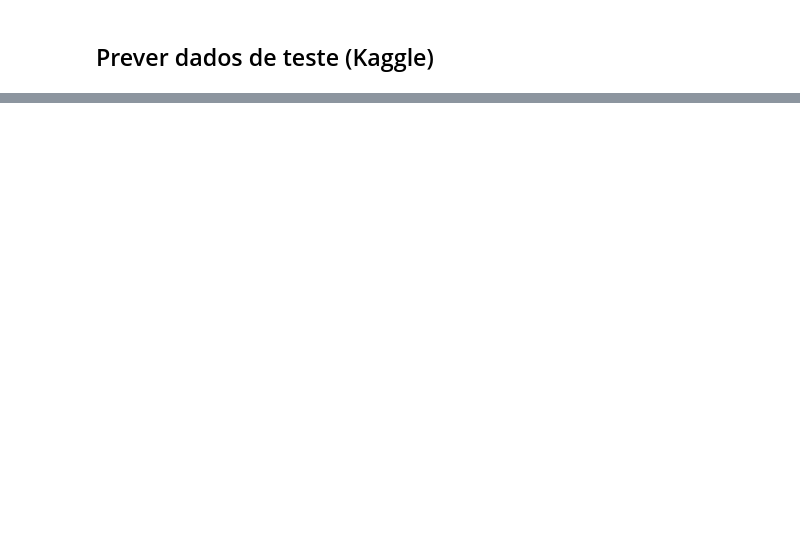
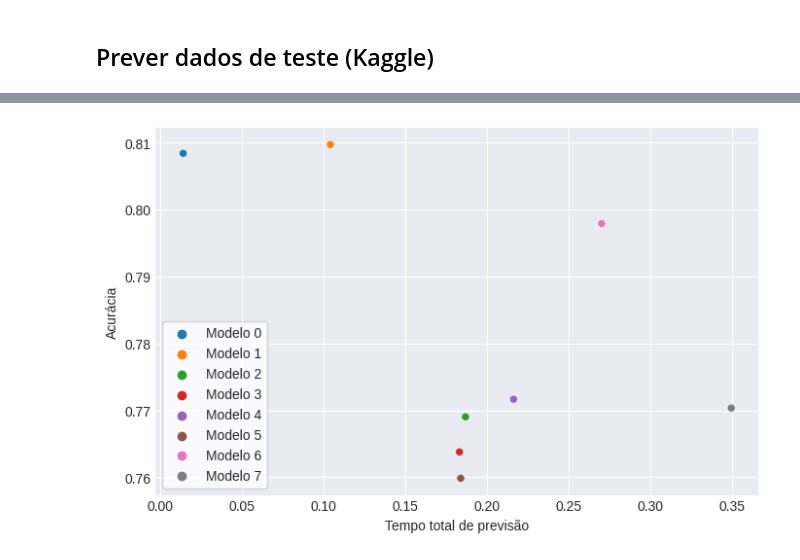
Before and after one commit to flohmannjr/tensorflow_curso, a Jupyter notebook: TensorFlow_NLP_RNN.ipynb, the cells around one changed output, grey strips where cells are left out. Saved outputs shown, nothing was run; the diff lists cells and outputs as text; code cells hidden in the pictures; blank space fills up the shorter version.

Commit message:
Add troca velocidade/pontuação

```diff
--- a/TensorFlow_NLP_RNN.ipynb
+++ b/TensorFlow_NLP_RNN.ipynb
@@ -915,0 +900,13 @@ previsao_teste.sort_values("Modelo 1", ascending=False)
+# %%
+def cronometro(modelo):
+    inicio = time.perf_counter()
+    modelo.predict(X_test)
+    fim = time.perf_counter()
+
+    return fim - inicio
+# %%
+colunas = ('Modelo', 'Acurácia', 'Tempo total de previsão')
+troca = pd.DataFrame(columns=colunas)
+
+for indice, modelo in enumerate(modelos):
+    troca = pd.concat([troca, pd.DataFrame([[f'Modelo {indice}', relatorios[indice]['acuracia'], cronometro(modelo)]], columns=colunas)])
@@ -915,0 +921,6 @@ previsao_teste.sort_values("Modelo 1", ascending=False)
+# %%
+sns.scatterplot(data=troca, x='Tempo total de previsão', y='Acurácia', hue='Modelo')
+
+plt.legend(loc='lower left', frameon=True, facecolor='white');
+# %% [output]
+[figure, added]
```
Also changed, not shown: parts of 37 cells of this notebook.
